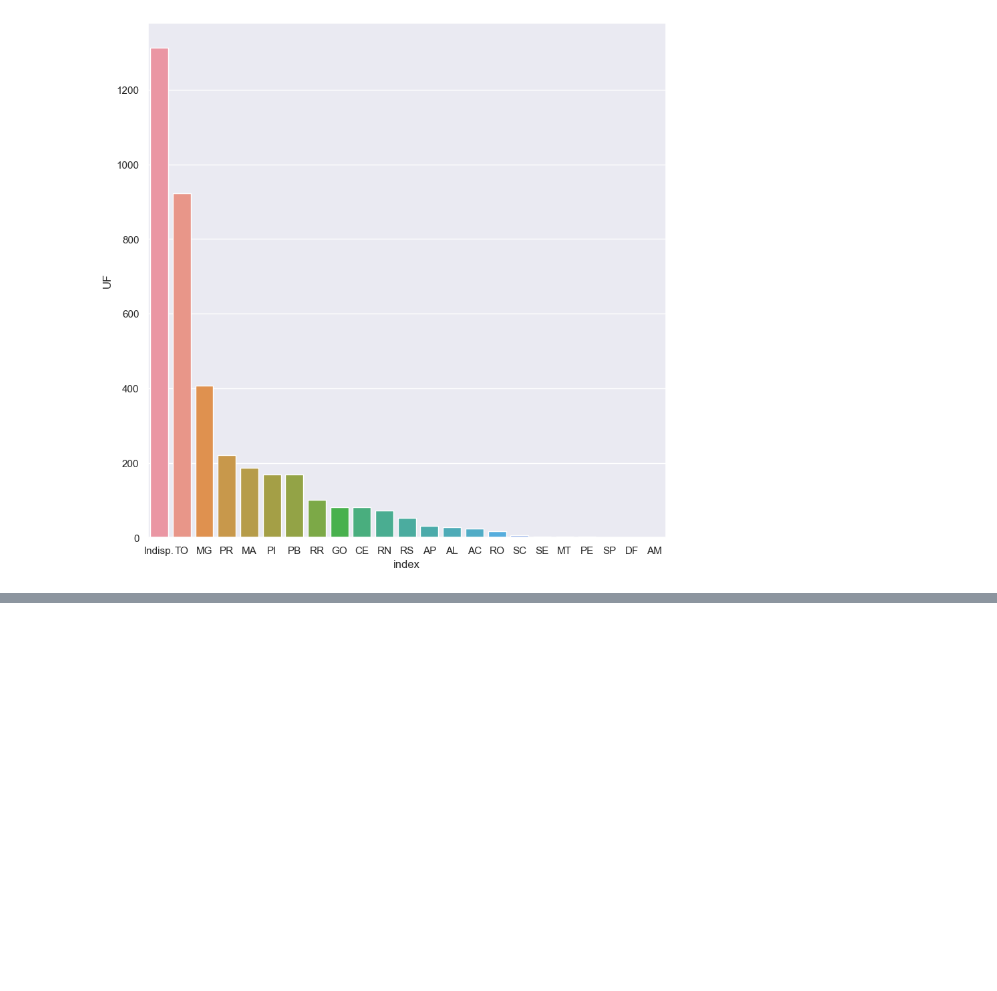
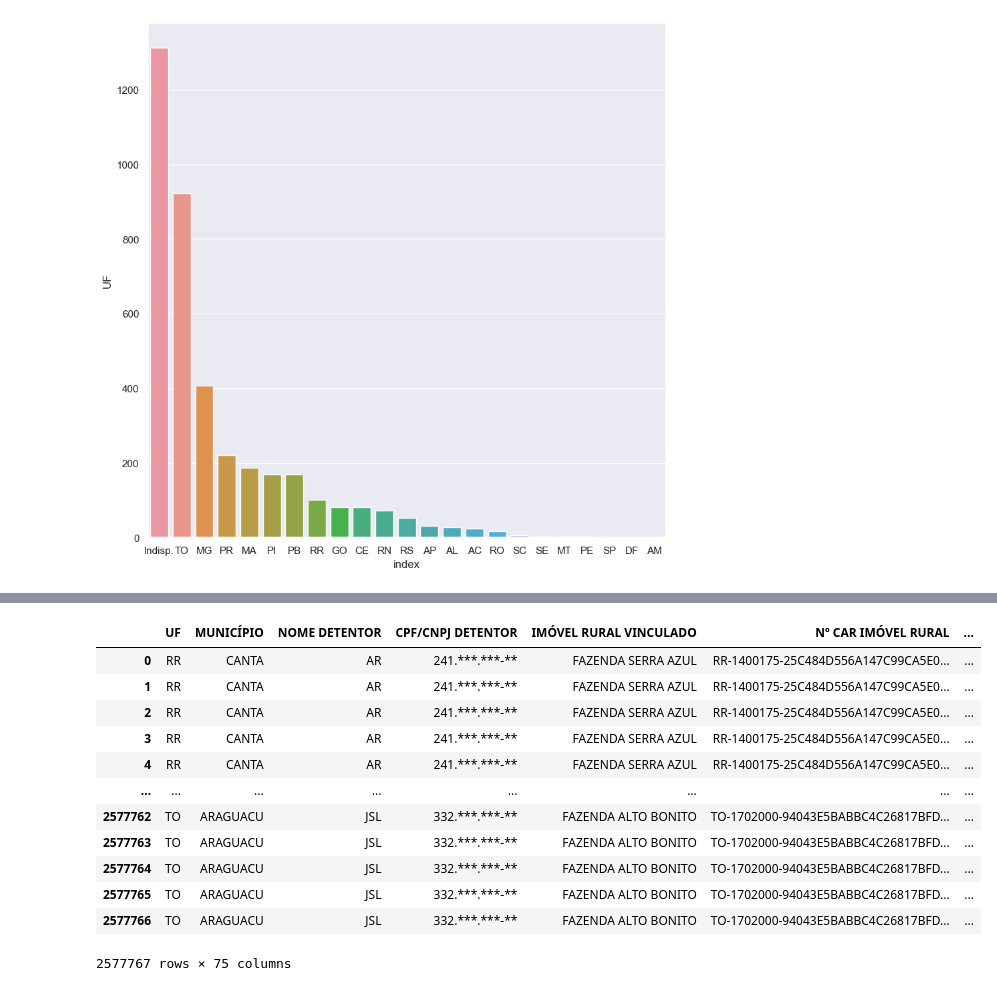
Before and after one commit to EduMinsky/AnaliseTelesPires, a Jupyter notebook: Projeto LIF - EDA.ipynb, the cells around one changed output, grey strips where cells are left out. Saved outputs shown, nothing was run; the diff lists cells and outputs as text; code cells hidden in the pictures; blank space fills up the shorter version.

```diff
--- a/Projeto LIF - EDA.ipynb
+++ b/Projeto LIF - EDA.ipynb
@@ -254,0 +266,16 @@ matopiba.asd.plot.box()
+# %%
+df2
+# %% [output]
+|  | UF | MUNICÍPIO | NOME DETENTOR | CPF/CNPJ DETENTOR | IMÓVEL RURAL VINCULADO | Nº CAR IMÓVEL RURAL | ... |
+| 0 | RR | CANTA | AR | 241.***.***-** | FAZENDA SERRA AZUL | RR-1400175-25C484D556A147C99CA5E0... | ... |
+| 1 | RR | CANTA | AR | 241.***.***-** | FAZENDA SERRA AZUL | RR-1400175-25C484D556A147C99CA5E0... | ... |
+| 2 | RR | CANTA | AR | 241.***.***-** | FAZENDA SERRA AZUL | RR-1400175-25C484D556A147C99CA5E0... | ... |
+| 3 | RR | CANTA | AR | 241.***.***-** | FAZENDA SERRA AZUL | RR-1400175-25C484D556A147C99CA5E0... | ... |
+| 4 | RR | CANTA | AR | 241.***.***-** | FAZENDA SERRA AZUL | RR-1400175-25C484D556A147C99CA5E0... | ... |
+| ... | ... | ... | ... | ... | ... | ... | ... |
+| 2577762 | TO | ARAGUACU | JSL | 332.***.***-** | FAZENDA ALTO BONITO | TO-1702000-94043E5BABBC4C26817BFD... | ... |
+| 2577763 | TO | ARAGUACU | JSL | 332.***.***-** | FAZENDA ALTO BONITO | TO-1702000-94043E5BABBC4C26817BFD... | ... |
+| 2577764 | TO | ARAGUACU | JSL | 332.***.***-** | FAZENDA ALTO BONITO | TO-1702000-94043E5BABBC4C26817BFD... | ... |
+| 2577765 | TO | ARAGUACU | JSL | 332.***.***-** | FAZENDA ALTO BONITO | TO-1702000-94043E5BABBC4C26817BFD... | ... |
+| 2577766 | TO | ARAGUACU | JSL | 332.***.***-** | FAZENDA ALTO BONITO | TO-1702000-94043E5BABBC4C26817BFD... | ... |
+2577767 rows × 75 columns
```
Also changed, not shown: parts of 25 cells of this notebook.
